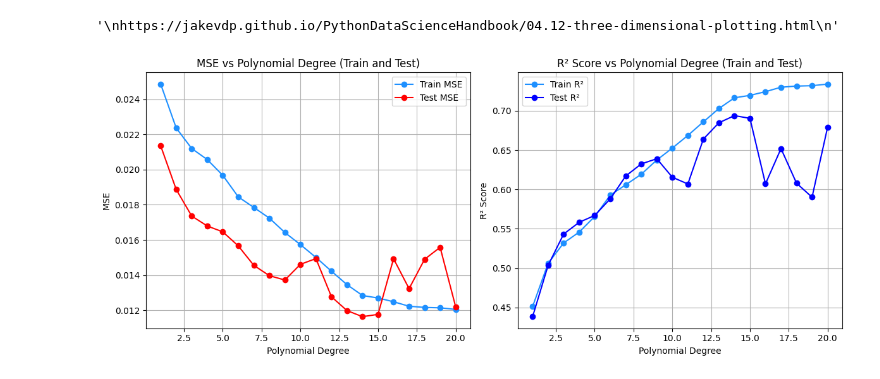
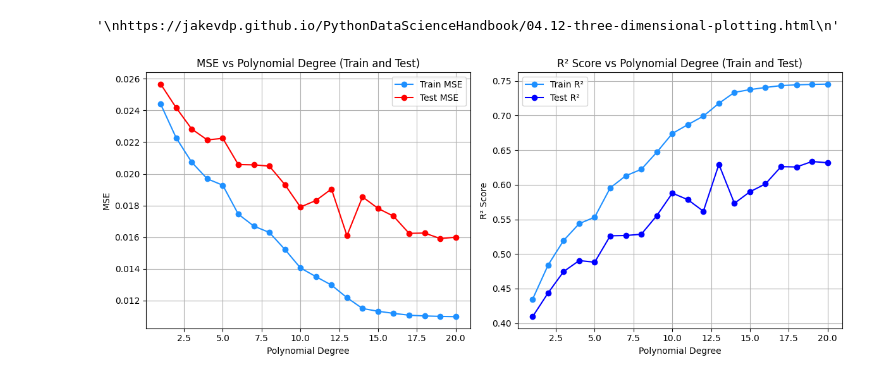
Before and after one commit to tiriltk/FYSSTK4155, a Jupyter notebook: Project1/project1code.ipynb, the cells around one changed output. Cells and saved outputs as stored; diff of their text form; code cells hidden in the pictures.

Commit message:
Done with plot OLS, Ridge and Lasso for terrain data

```diff
--- a/Project1/project1code.ipynb
+++ b/Project1/project1code.ipynb
@@ -507,7 +507,7 @@ Dimensions of terrain data: (3601, 1801)
 def min_max_scaling(x):
     return (x - np.min(x)) / (np.max(x) - np.min(x))
 
-num_points = 1200
+num_points = 1700
 points = np.column_stack((np.random.randint(0, terrain1.shape[0], size=num_points), np.random.randint(0, terrain1.shape[1], size=num_points)))
 
 z = np.zeros([num_points, 1])
@@ -576,34 +576,34 @@ for i in range(1, degree + 1):
     R2_train_values.append(r2_score(z_train, y_train_pred))
     R2_test_values.append(r2_score(z_test, y_test_pred))
 
 degrees = np.arange(1, degree + 1)
 
 # Plot MSE for Train and Test
 plt.figure(figsize=(12, 5))
 
 plt.subplot(1, 2, 1)
 plt.plot(degrees, MSE_train_values, marker='o', label='Train MSE', color='dodgerblue')
 plt.plot(degrees, MSE_test_values, marker='o', label='Test MSE', color='red')
 plt.xlabel('Polynomial Degree')
 plt.ylabel('MSE')
 plt.title('MSE vs Polynomial Degree (Train and Test)')
 plt.legend()
 plt.grid(True)
 
 # Plot R² Score for Train and Test
 plt.subplot(1, 2, 2)
 plt.plot(degrees, R2_train_values, marker='o', label='Train R²', color='dodgerblue')
 plt.plot(degrees, R2_test_values, marker='o', label='Test R²', color='blue')
 plt.xlabel('Polynomial Degree')
 plt.ylabel('R² Score')
 plt.title('R² Score vs Polynomial Degree (Train and Test)')
 plt.legend()
 plt.grid(True)
 
 plt.tight_layout()
 plt.show()
 # %% [output]
-[figure, old version]
+[figure, new version]
 # %%
 points_scaled = np.column_stack((min_max_scaling(points[:, 0]), min_max_scaling(points[:, 1])))
 x = points_scaled[:, 0]
```
Also changed, not shown: parts of 3 cells of this notebook.
